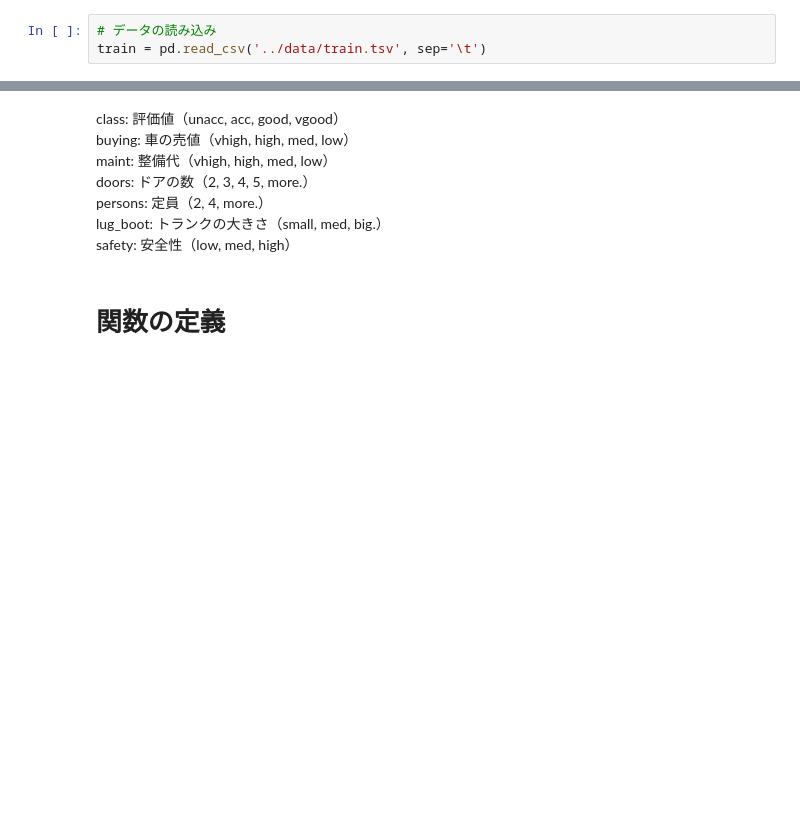
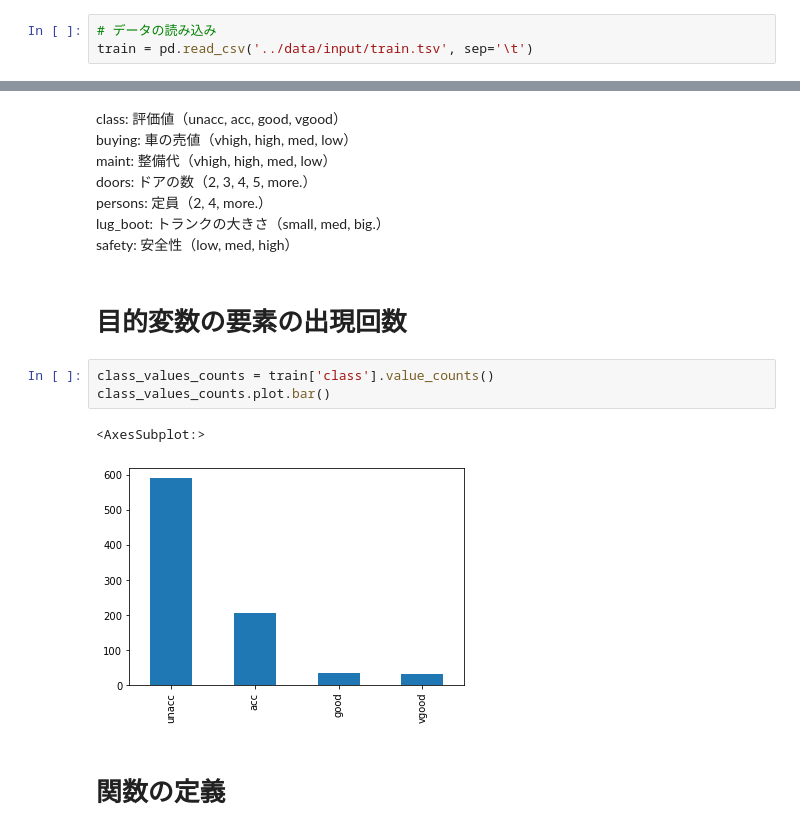
Before and after one commit to insilicomab/car_evaluation, a Jupyter notebook: notebook/eda.ipynb, the cells around one changed output, grey strips where cells are left out. Saved outputs shown, nothing was run; the diff lists cells and outputs as text; blank space fills up the shorter version.

```diff
--- a/notebook/eda.ipynb
+++ b/notebook/eda.ipynb
@@ -9,7 +9,7 @@ import seaborn as sns
 import scipy as sp
 # %%
 # データの読み込み
-train = pd.read_csv('../data/train.tsv', sep='\t')
+train = pd.read_csv('../data/input/train.tsv', sep='\t')
 # %%
 train.head()
 # %% [output]
@@ -55,6 +55,14 @@ doors: ドアの数（2, 3, 4, 5, more.）<br>
 persons: 定員（2, 4, more.）<br>
 lug_boot: トランクの大きさ（small, med, big.）<br>
 safety: 安全性（low, med, high）<br>
+# %% [markdown]
+# 目的変数の要素の出現回数
+# %%
+class_values_counts = train['class'].value_counts()
+class_values_counts.plot.bar()
+# %% [output]
+<AxesSubplot:>
+[figure, added]
 # %% [markdown]
 # 関数の定義
 # %%
```
Also changed, not shown: 7 other files.
